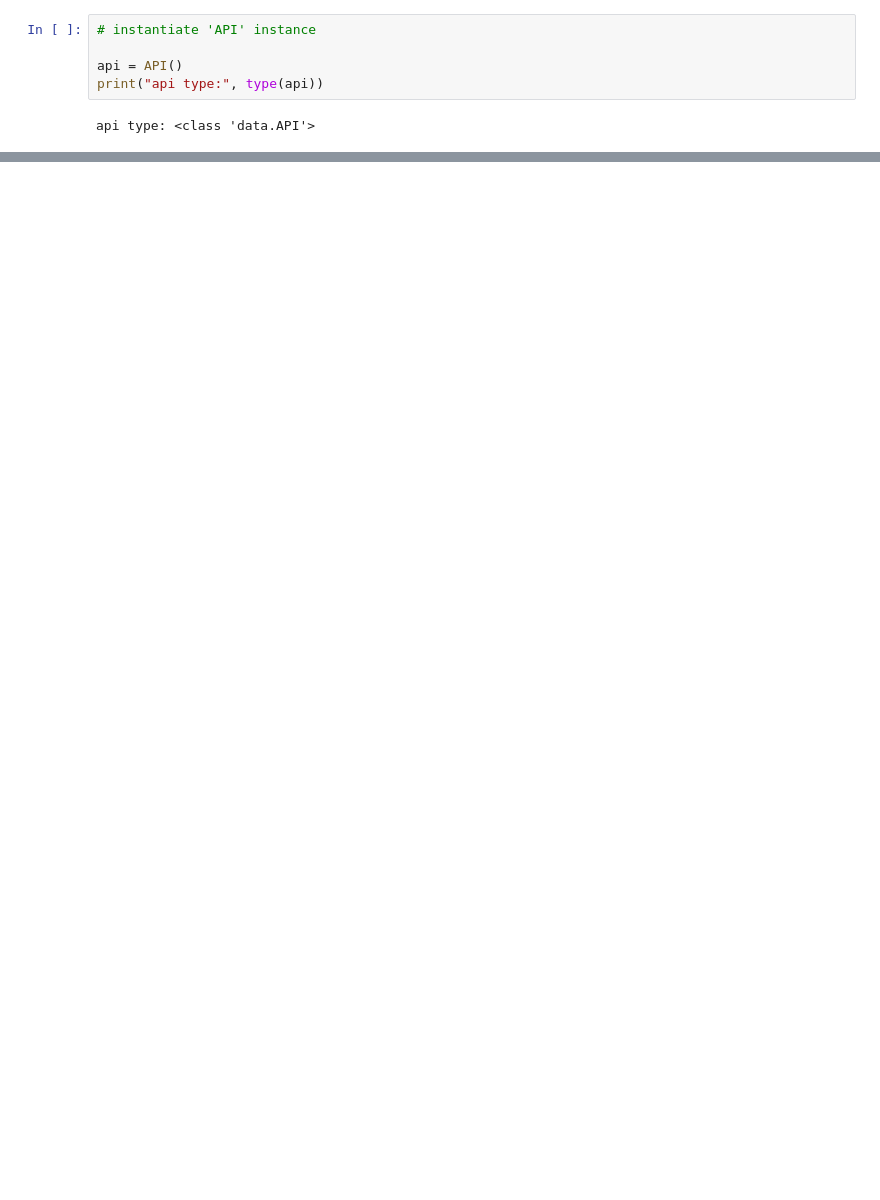
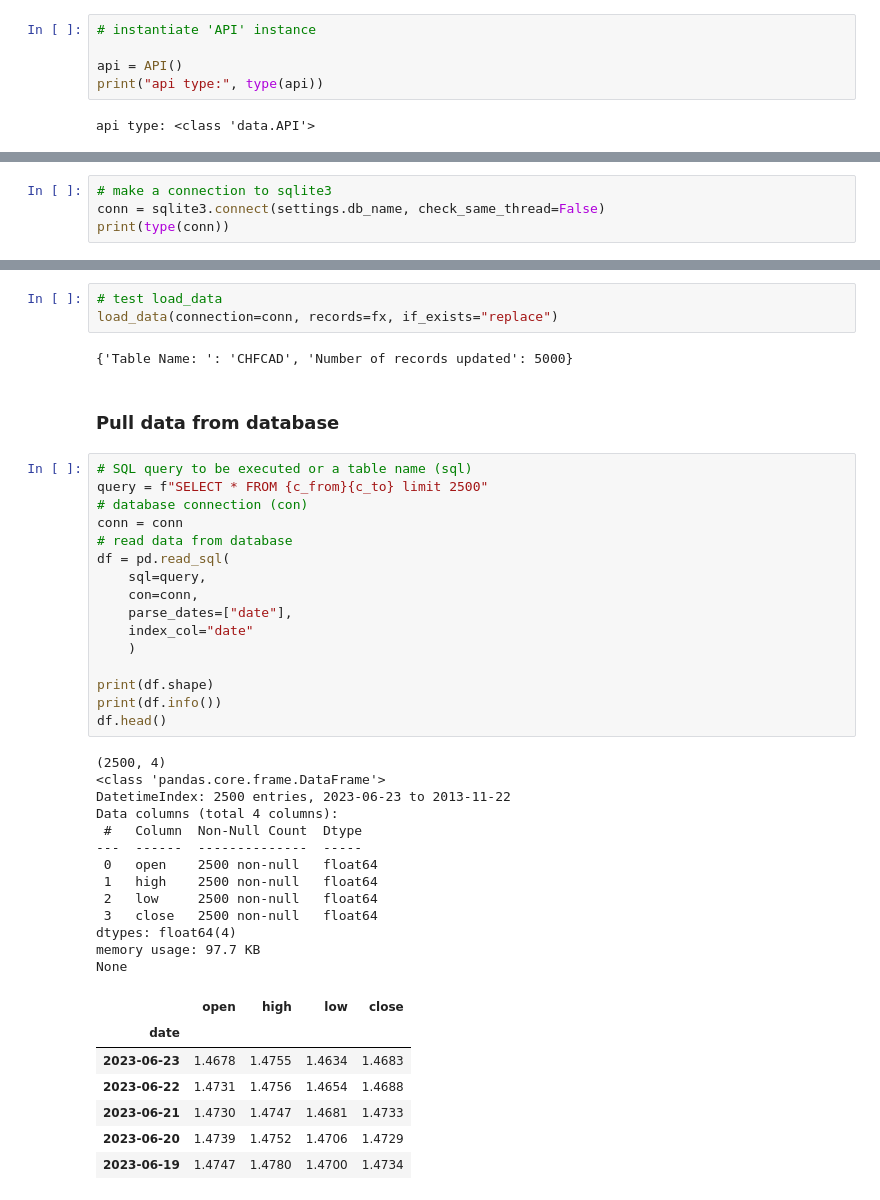
Before and after one commit to anwangari/Python_ETL, a Jupyter notebook: API.ipynb, the cells around one changed output, grey strips where cells are left out. Saved outputs shown, nothing was run; the diff lists cells and outputs as text; blank space fills up the shorter version.

```diff
--- a/API.ipynb
+++ b/API.ipynb
@@ -257,0 +272,4 @@ None
+# %%
+# make a connection to sqlite3
+conn = sqlite3.connect(settings.db_name, check_same_thread=False)
+print(type(conn))
@@ -257,0 +298,44 @@ None
+# %%
+# test load_data
+load_data(connection=conn, records=fx, if_exists="replace")
+# %% [output]
+{'Table Name: ': 'CHFCAD', 'Number of records updated': 5000}
+# %% [markdown]
+### Pull data from database
+# %%
+# SQL query to be executed or a table name (sql)
+query = f"SELECT * FROM {c_from}{c_to} limit 2500"
+# database connection (con)
+conn = conn
+# read data from database
+df = pd.read_sql(
+    sql=query,
+    con=conn,
+    parse_dates=["date"],
+    index_col="date"
+    )
+
+print(df.shape)
+print(df.info())
+df.head()
+# %% [output]
+(2500, 4)
+<class 'pandas.core.frame.DataFrame'>
+DatetimeIndex: 2500 entries, 2023-06-23 to 2013-11-22
+Data columns (total 4 columns):
+ #   Column  Non-Null Count  Dtype
+---  ------  --------------  -----
+ 0   open    2500 non-null   float64
+ 1   high    2500 non-null   float64
+ 2   low     2500 non-null   float64
+ 3   close   2500 non-null   float64
+dtypes: float64(4)
+memory usage: 97.7 KB
+None
+|  | open | high | low | close |
+| date |  |  |  |  |
+| 2023-06-23 | 1.4678 | 1.4755 | 1.4634 | 1.4683 |
+| 2023-06-22 | 1.4731 | 1.4756 | 1.4654 | 1.4688 |
+| 2023-06-21 | 1.4730 | 1.4747 | 1.4681 | 1.4733 |
+| 2023-06-20 | 1.4739 | 1.4752 | 1.4706 | 1.4729 |
+| 2023-06-19 | 1.4747 | 1.4780 | 1.4700 | 1.4734 |
```
Also changed, not shown: parts of 30 cells of this notebook.
